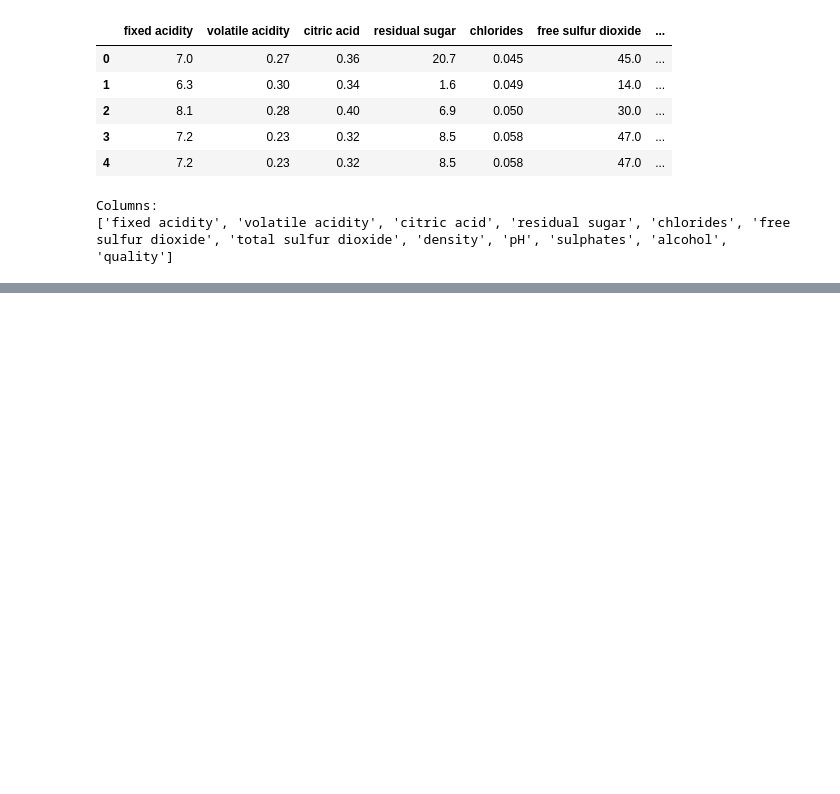
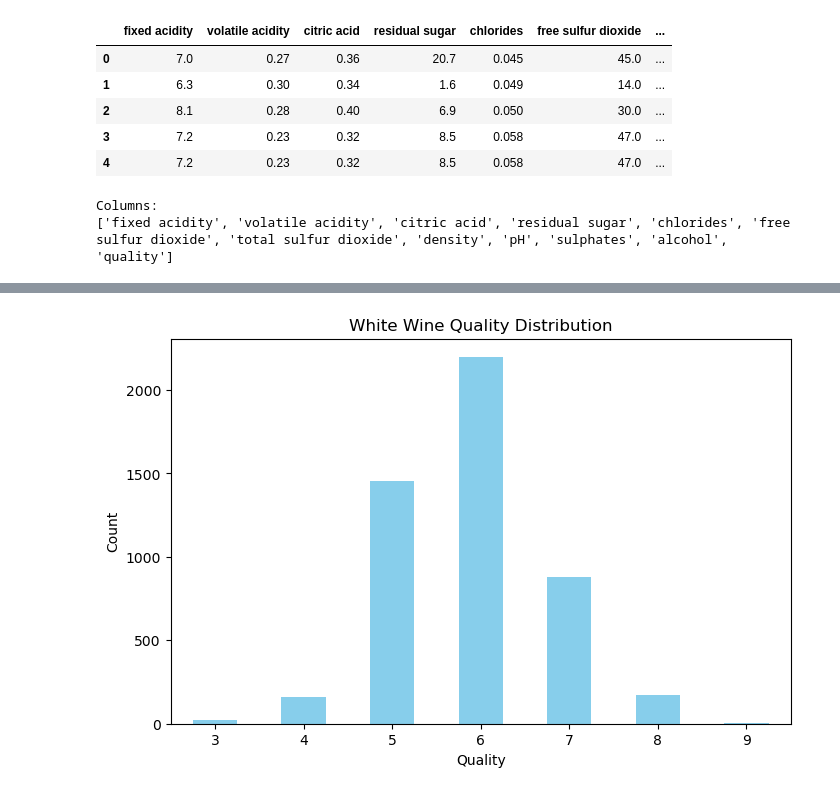
Before and after one commit to madhurmd/Wine_Quality_Comparative_Study, a Jupyter notebook: Wine_Quality_Comparative_Study_Madhur_Modi_Batch_3.ipynb, the cells around one changed output, grey strips where cells are left out. Cells and saved outputs as stored; diff of their text form; code cells hidden in the pictures; blank space fills up the shorter version.

```diff
--- a/Wine_Quality_Comparative_Study_Madhur_Modi_Batch_3.ipynb
+++ b/Wine_Quality_Comparative_Study_Madhur_Modi_Batch_3.ipynb
@@ -63,0 +138,12 @@ Columns:
+# %%
+print("========== WHITE WINE QUALITY DISTRIBUTION ==========\n")
+
+white_counts = white_df["quality"].value_counts().sort_index()
+white_percent = white_df["quality"].value_counts(normalize=True).sort_index()*100
+
+distribution_white = pd.DataFrame({
+    "Count": white_counts,
+    "Percentage": white_percent.round(2)
+})
+
+display(distribution_white)
@@ -63,0 +196,13 @@ Columns:
+# %%
+plt.figure(figsize=(8,5))
+
+white_counts.plot(kind="bar", color="skyblue")
+
+plt.title("White Wine Quality Distribution")
+plt.xlabel("Quality")
+plt.ylabel("Count")
+plt.xticks(rotation=0)
+
+plt.show()
+# %% [output]
+[figure, added]
```
Also changed, not shown: parts of 13 cells of this notebook.
